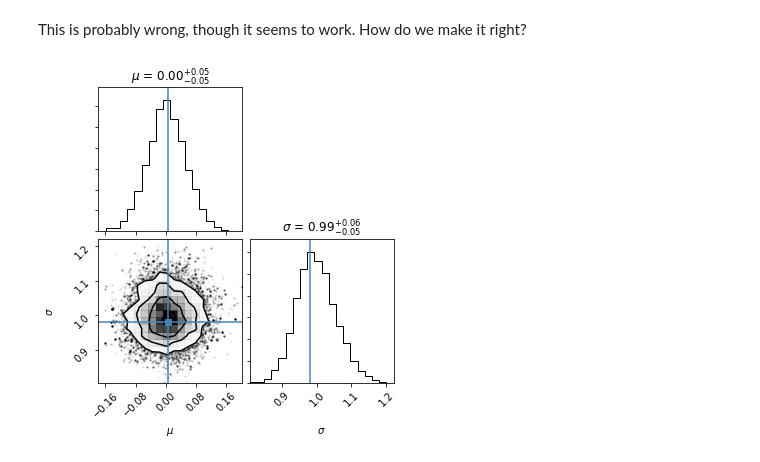
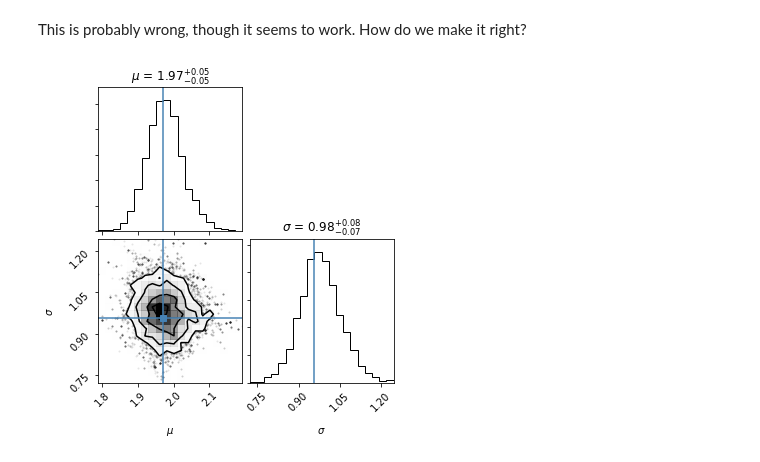
Before and after one commit to bmorris3/zeitsprung, a Jupyter notebook: montecarlo.ipynb, the cells around one changed output. Cells and saved outputs as stored; diff of their text form; code cells hidden in the pictures.

```diff
--- a/montecarlo.ipynb
+++ b/montecarlo.ipynb
@@ -10,7 +10,7 @@ from scipy.stats import anderson_ksamp
 # %%
 nsamples = 1000
 
-ref_sample = np.random.normal(loc=0, scale=1.0, size=nsamples)
+ref_sample = np.random.normal(loc=2, scale=1.0, size=nsamples)
 
 def lnprob(p):
     loc, scale = p
@@ -18,6 +18,9 @@ def lnprob(p):
 
     ad = anderson_ksamp([ref_sample, trial_sample])
     return -ad.statistic
+
+#     ks = ks_2samp(ref_sample, trial_sample)
+#     return np.log(ks.pvalue)
 
 def lnprior(p):
     loc, scale = p
@@ -34,20 +37,24 @@ def lnlike(p):
 # %%
 nwalkers, ndim = 8, 2
 
-sampler = emcee.EnsembleSampler(nwalkers, ndim, lnlike, threads=8)
+import warnings
+
+with warnings.catch_warnings() as w:
+    warnings.simplefilter('ignore')
+    sampler = emcee.EnsembleSampler(nwalkers, ndim, lnlike, threads=8)
 # %%
-n_steps = 5000
+n_steps = 2000
 
 p0 = [[np.random.randn(), 0.2+np.random.rand()]
        for _ in range(nwalkers)]
 
-p1 = sampler.run_mcmc(p0, n_steps)[0];
+p1 = sampler.run_mcmc(p0, n_steps//4)[0];
 sampler.reset()
 p2 = sampler.run_mcmc(p1, n_steps)[0];
 sampler.pool.close()
 # %%
 from corner import corner
 corner(sampler.flatchain, truths=[ref_sample.mean(), ref_sample.std()],
-       labels='$\mu$,$\sigma$'.split(','), show_titles=True);
+       labels='$\mu$ $\sigma$'.split(), show_titles=True);
 # %% [output]
-[figure, old version]
+[figure, new version]
```
Also changed, not shown: parts of 4 cells of this notebook, 1 other file.
